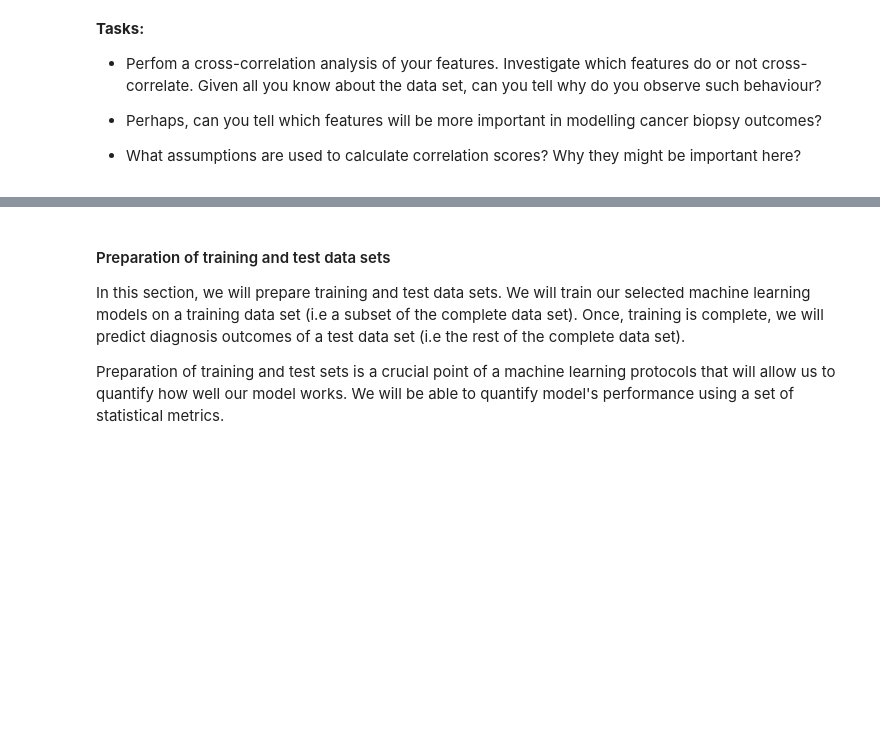
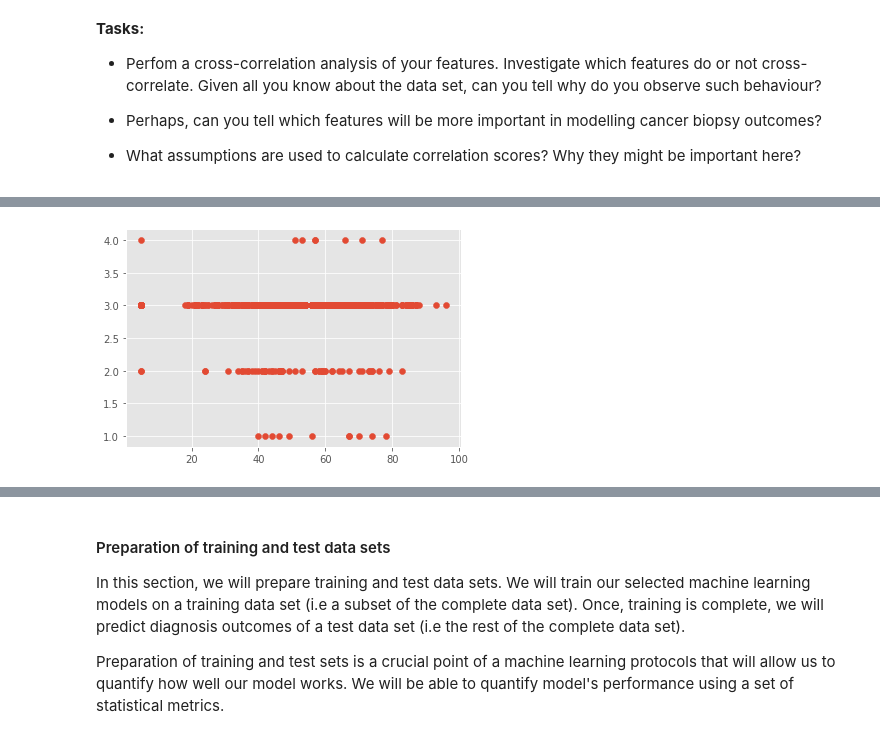
Before and after one commit to akausas/Hackathon_Autumn2019_Challenge, a Jupyter notebook: Hackathon_Challenge.ipynb, the cells around one changed output, grey strips where cells are left out. Saved outputs shown, nothing was run; the diff lists cells and outputs as text; code cells hidden in the pictures; blank space fills up the shorter version.

```diff
--- a/Hackathon_Challenge.ipynb
+++ b/Hackathon_Challenge.ipynb
@@ -428,3 +451,7 @@ __Tasks:__
 # Calculate pair-wise correlations between each features
 # %%
 # Plot heatmaps of pair-wise correlations
+# %%
+plt.scatter(complete['Age'], complete['Density']);
+# %% [output]
+[figure, added]
```
Also changed, not shown: parts of 24 cells of this notebook.
